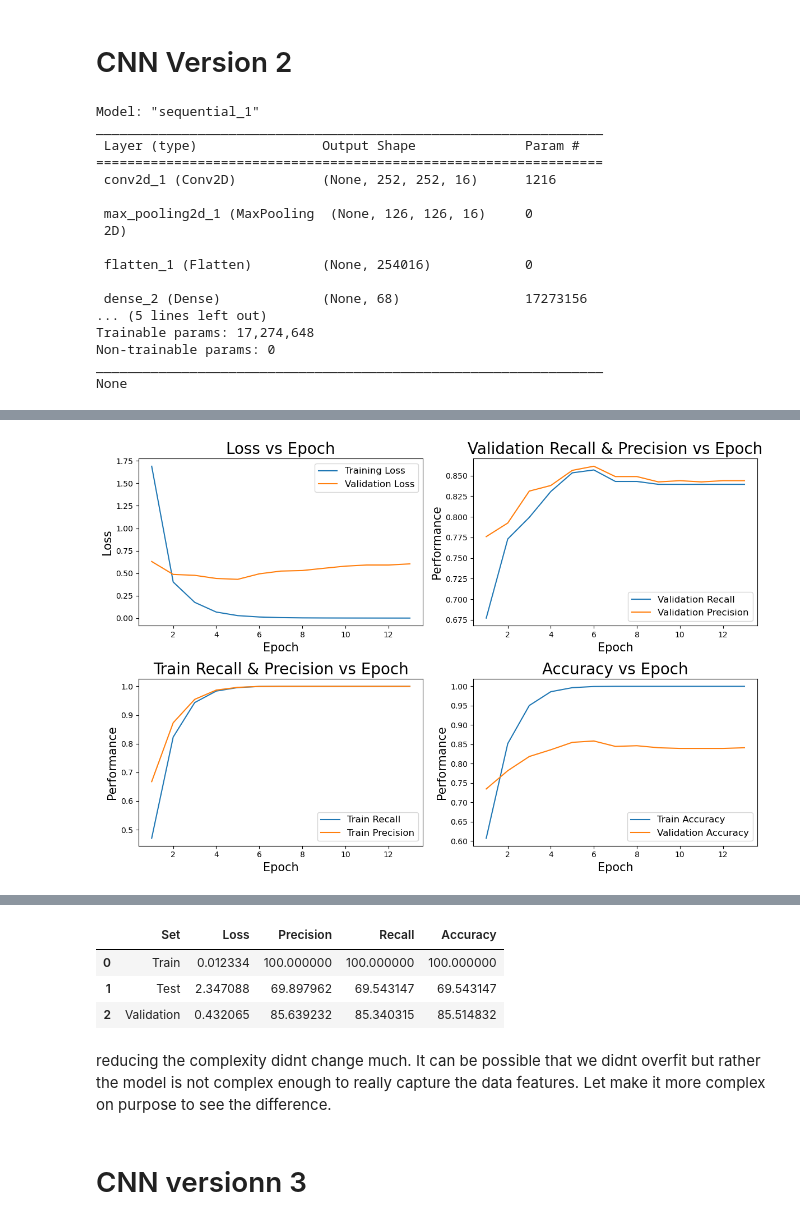
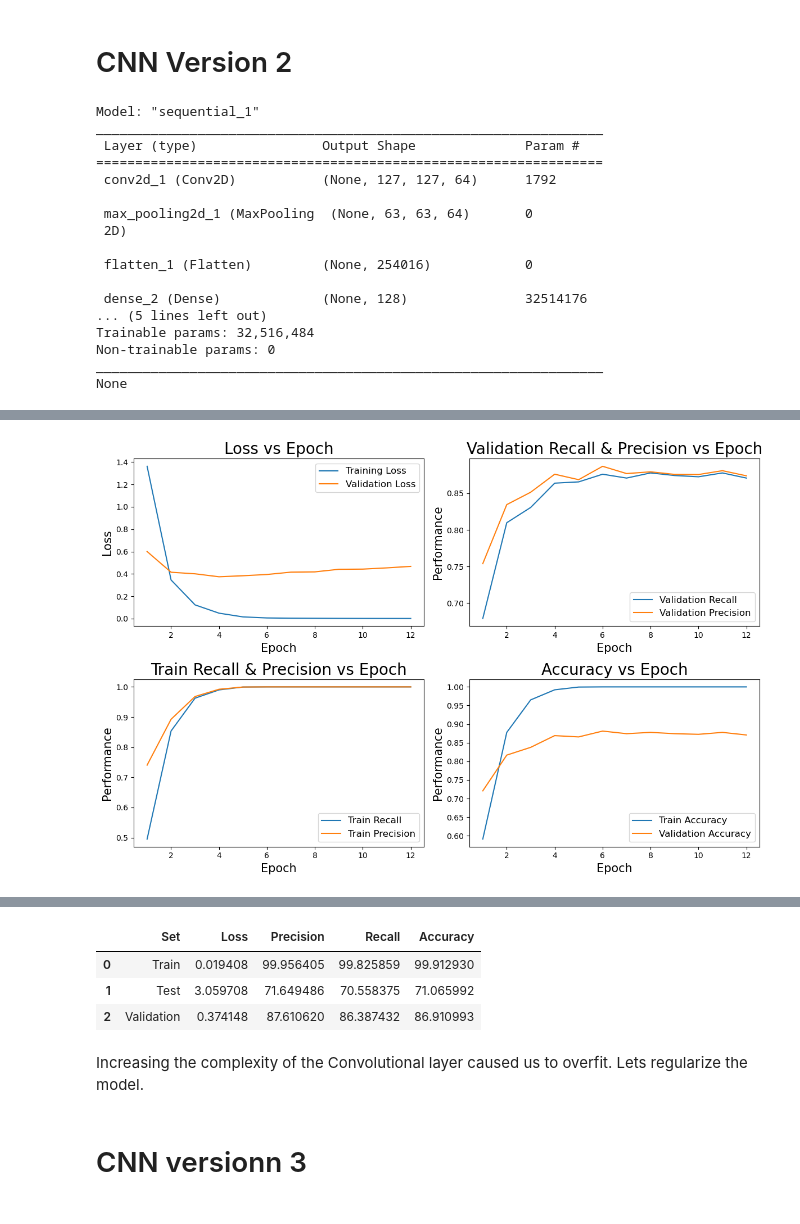
Before and after one commit to cristopher-d-delgado/brain_tumor_classification, a Jupyter notebook: notebook.ipynb, the cells around one changed output, grey strips where cells are left out. Cells and saved outputs as stored; diff of their text form; code cells hidden in the pictures.

```diff
--- a/notebook.ipynb
+++ b/notebook.ipynb
@@ -179,10 +173,10 @@ metrics = [
         'accuracy'
     ]
 # %%
-from tensorflow.keras.models import Sequential
-from tensorflow.keras.layers import Flatten, Dense, Conv2D, MaxPool2D
-from tensorflow.keras.optimizers import Adam
-from tensorflow.keras.losses import CategoricalCrossentropy
+from keras.models import Sequential
+from keras.layers import Flatten, Dense, Conv2D, MaxPool2D
+from keras.optimizers import Adam
+from keras.losses import CategoricalCrossentropy
 
 # Define input shape
 input_shape = (256, 256, 3)
@@ -192,7 +186,7 @@ cnn = Sequential()
 
 # Define the layers
 # Flatten layer to reshape the output
-cnn.add(Conv2D(filters=16, kernel_size=(5,5), activation='relu', input_shape=input_shape))
+cnn.add(Conv2D(filters=16, kernel_size=(3,3), activation='relu', strides=(2,2), input_shape=input_shape))
 cnn.add(MaxPool2D(pool_size=(2,2)))
 
 # Flatten Tensor
@@ -279,12 +273,12 @@ cnn2 = Sequential()
 
 # Define the layers
 # Flatten layer to reshape the output
-cnn2.add(Conv2D(filters=16, kernel_size=(5,5), activation='relu', input_shape=input_shape))
+cnn2.add(Conv2D(filters=64, kernel_size=(3,3), activation='relu', strides=(2,2), input_shape=input_shape))
 cnn2.add(MaxPool2D(pool_size=(2,2)))
 
 # Flatten Tensor
 cnn2.add(Flatten())
-cnn2.add(Dense(68, activation='relu'))
+cnn2.add(Dense(128, activation='relu'))
 
 # Define the output
 cnn2.add(Dense(4, activation='softmax'))
@@ -296,23 +290,22 @@ Model: "sequential_1"
 _________________________________________________________________
  Layer (type)                Output Shape              Param #
 =================================================================
- conv2d_1 (Conv2D)           (None, 252, 252, 16)      1216
+ conv2d_1 (Conv2D)           (None, 127, 127, 64)      1792
 
- max_pooling2d_1 (MaxPooling  (None, 126, 126, 16)     0
+ max_pooling2d_1 (MaxPooling  (None, 63, 63, 64)       0
  2D)
 
  flatten_1 (Flatten)         (None, 254016)            0
 
- dense_2 (Dense)             (None, 68)                17273156
+ dense_2 (Dense)             (None, 128)               32514176
 ... (5 lines left out)
-Trainable params: 17,274,648
+Trainable params: 32,516,484
 Non-trainable params: 0
 _________________________________________________________________
 None
 # %%
 from functions import train_model, model_evaluate, view_history
 
-conv = {}
 # Train model
 conv['Version2'] = train_model(cnn2, train_gen, val_gen, 30)
 
@@ -342 +335 @@ Total training time: 51.50148963928223 seconds
-[figure, old version]
+[figure, new version]
@@ -346,9 +339,9 @@ Total training time: 51.50148963928223 seconds
 |  | Set | Loss | Precision | Recall | Accuracy |
-| 0 | Train | 0.012334 | 100.000000 | 100.000000 | 100.000000 |
-| 1 | Test | 2.347088 | 69.897962 | 69.543147 | 69.543147 |
-| 2 | Validation | 0.432065 | 85.639232 | 85.340315 | 85.514832 |
+| 0 | Train | 0.019408 | 99.956405 | 99.825859 | 99.912930 |
+| 1 | Test | 3.059708 | 71.649486 | 70.558375 | 71.065992 |
+| 2 | Validation | 0.374148 | 87.610620 | 86.387432 | 86.910993 |
-# %% [markdown]
-reducing the complexity didnt change much. It can be possible that we didnt overfit but rather the model is not complex enough to really capture the data features. Let make it more complex on purpose to see the difference.
+# %% [markdown]
+Increasing the complexity of the Convolutional layer caused us to overfit. Lets regularize the model.
 # %% [markdown]
 # CNN versionn 3
 # %%
```
Also changed, not shown: parts of 13 cells of this notebook, 1 other file.
